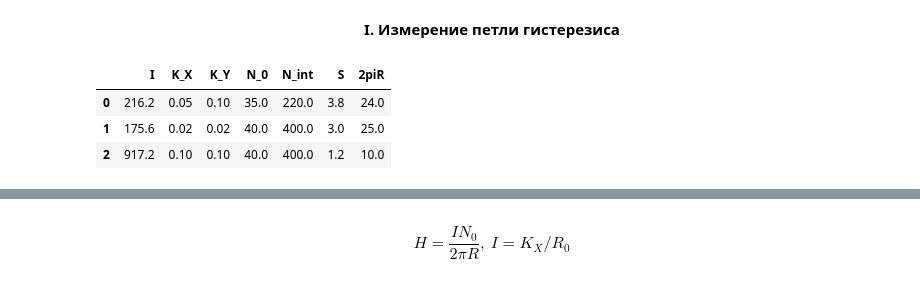
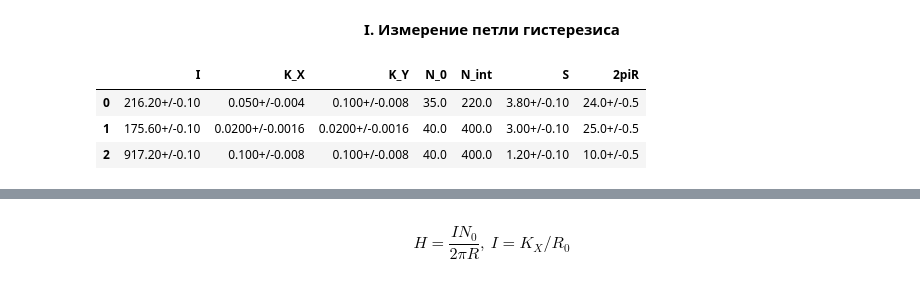
Before and after one commit to MichaelShulga/labs-mipt, a Jupyter notebook: 3.4.5/main.ipynb, the cells around one changed output, grey strips where cells are left out. Drawn from its saved outputs; the diff is of its cells as text; code cells hidden in the pictures.

```diff
--- a/3.4.5/main.ipynb
+++ b/3.4.5/main.ipynb
@@ -36,17 +36,23 @@ def display_ufloat(uf, var=None, dim=None):
 # %%
 df = pd.DataFrame(columns=["I", "K_X", "K_Y", "N_0", "N_int", "S", "2piR"])
 #                           мА  В/дел  В/дел   ед      ед   см^2   см
 
 df.loc[0] = [216.2, 0.05, 0.1, 35, 220, 3.8, 24]
 df.loc[1] = [175.6, 0.02, 0.02, 40, 400, 3.0, 25]
 df.loc[2] = [917.2, 0.1, 0.1, 40, 400, 1.2, 10]
 
+df["I"] = uarray(df["I"], 0.1)
+df["K_X"] = uarray(df["K_X"], df["K_X"] * 0.08)
+df["K_Y"] = uarray(df["K_Y"], df["K_Y"] * 0.08)
+df["S"] = uarray(df["S"], 0.1)
+df["2piR"] = uarray(df["2piR"], 0.5)
+
 df
 # %% [output]
 |  | I | K_X | K_Y | N_0 | N_int | S | 2piR |
-| 0 | 216.2 | 0.05 | 0.10 | 35.0 | 220.0 | 3.8 | 24.0 |
-| 1 | 175.6 | 0.02 | 0.02 | 40.0 | 400.0 | 3.0 | 25.0 |
-| 2 | 917.2 | 0.10 | 0.10 | 40.0 | 400.0 | 1.2 | 10.0 |
+| 0 | 216.20+/-0.10 | 0.050+/-0.004 | 0.100+/-0.008 | 35.0 | 220.0 | 3.80+/-0.10 | 24.0+/-0.5 |
+| 1 | 175.60+/-0.10 | 0.0200+/-0.0016 | 0.0200+/-0.0016 | 40.0 | 400.0 | 3.00+/-0.10 | 25.0+/-0.5 |
+| 2 | 917.20+/-0.10 | 0.100+/-0.008 | 0.100+/-0.008 | 40.0 | 400.0 | 1.20+/-0.10 | 10.0+/-0.5 |
 # %% [markdown]
 <p float="left">
   <img src="images/img1.jpg" width="475" />
```
Also changed, not shown: parts of 15 cells of this notebook.
